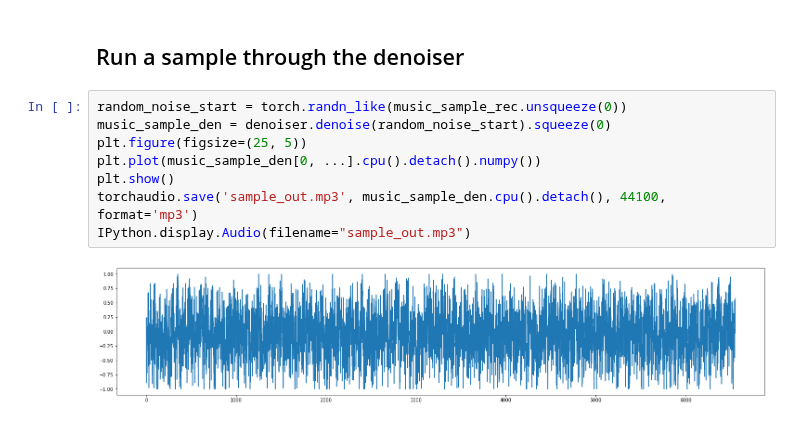
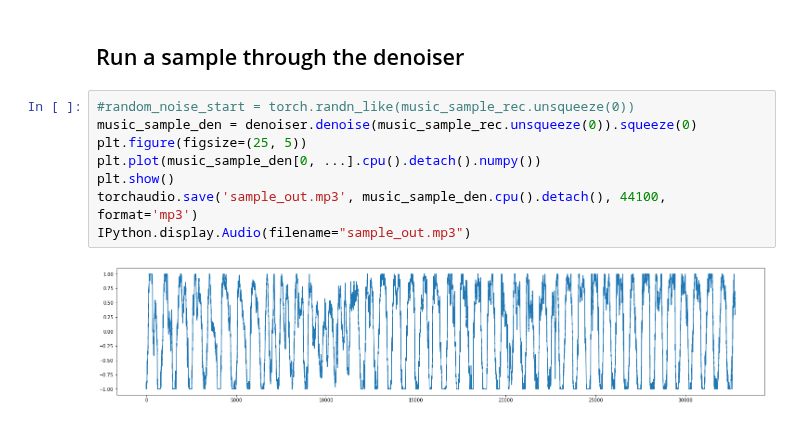
Before and after one commit to VovaTch/Infected_hdiff, a Jupyter notebook: test_lvl1_vqvae.ipynb, the cells around one changed output. Drawn from its saved outputs; the diff is of its cells as text.

```diff
--- a/test_lvl1_vqvae.ipynb
+++ b/test_lvl1_vqvae.ipynb
@@ -146,13 +146,13 @@ DiffusionViT(
 # %% [markdown]
 ## Run a sample through the denoiser
 # %%
-random_noise_start = torch.randn_like(music_sample_rec.unsqueeze(0))
-music_sample_den = denoiser.denoise(random_noise_start).squeeze(0)
+#random_noise_start = torch.randn_like(music_sample_rec.unsqueeze(0))
+music_sample_den = denoiser.denoise(music_sample_rec.unsqueeze(0)).squeeze(0)
 plt.figure(figsize=(25, 5))
 plt.plot(music_sample_den[0, ...].cpu().detach().numpy())
 plt.show()
 torchaudio.save('sample_out.mp3', music_sample_den.cpu().detach(), 44100, format='mp3')
 IPython.display.Audio(filename="sample_out.mp3")
 # %% [output]
-[figure, old version]
+[figure, new version]
 [interactive output not drawn]
```
Also changed, not shown: parts of 3 cells of this notebook, 2 other files.
